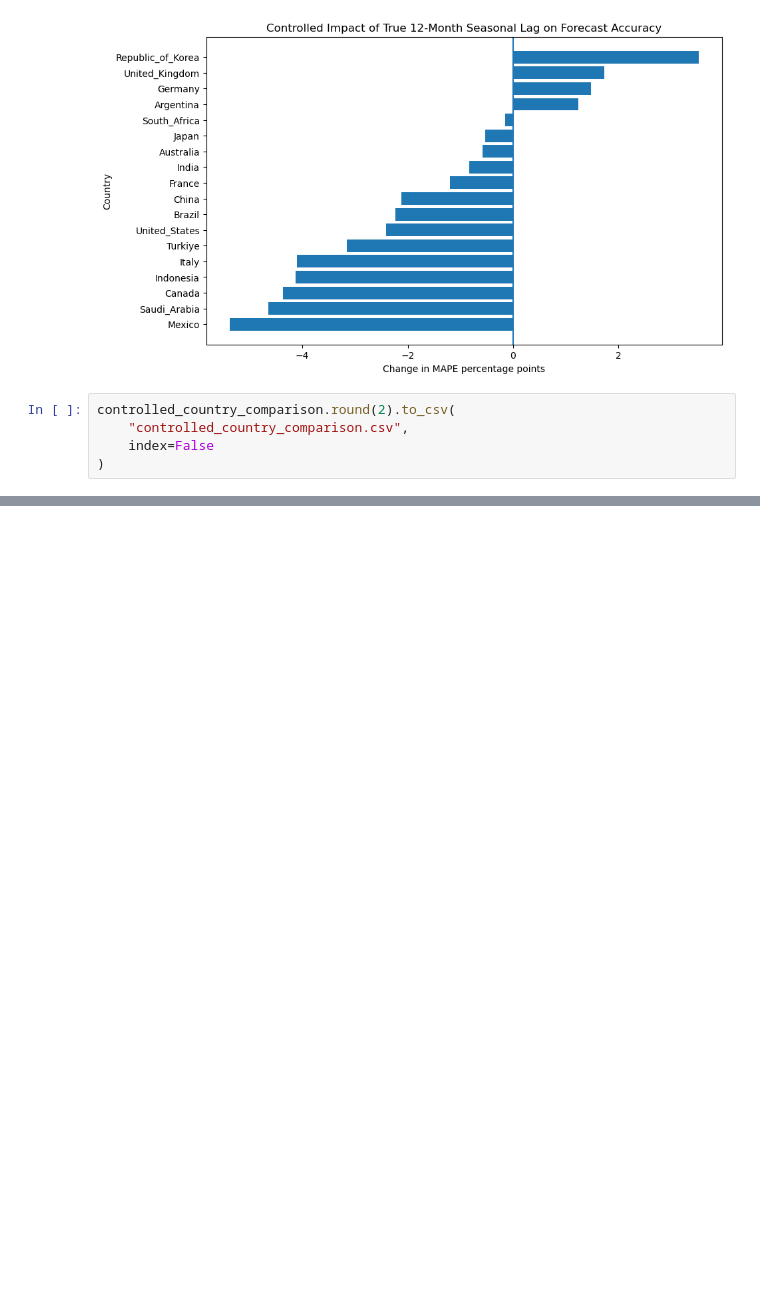
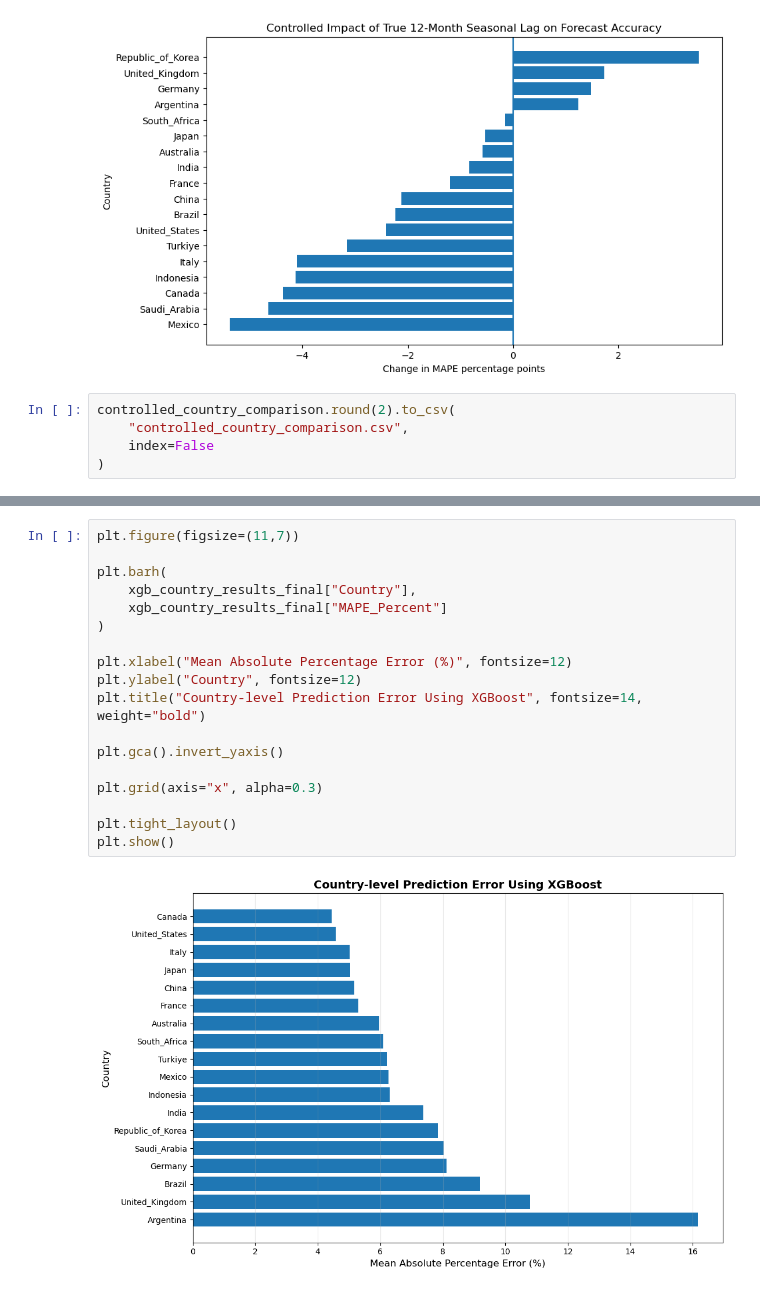
Before and after one commit to johnslvnjohn/Trade_Forecasting_ML, a Jupyter notebook: notebooks/Tradeflow.ipynb, the cells around one changed output, grey strips where cells are left out. Cells and saved outputs as stored; diff of their text form; blank space fills up the shorter version.

```diff
--- a/notebooks/Tradeflow.ipynb
+++ b/notebooks/Tradeflow.ipynb
@@ -2471,0 +3270,20 @@ plt.show()
+# %%
+plt.figure(figsize=(11,7))
+
+plt.barh(
+    xgb_country_results_final["Country"],
+    xgb_country_results_final["MAPE_Percent"]
+)
+
+plt.xlabel("Mean Absolute Percentage Error (%)", fontsize=12)
+plt.ylabel("Country", fontsize=12)
+plt.title("Country-level Prediction Error Using XGBoost", fontsize=14, weight="bold")
+
+plt.gca().invert_yaxis()
+
+plt.grid(axis="x", alpha=0.3)
+
+plt.tight_layout()
+plt.show()
+# %% [output]
+[figure, added]
```
Also changed, not shown: parts of 182 cells of this notebook.
